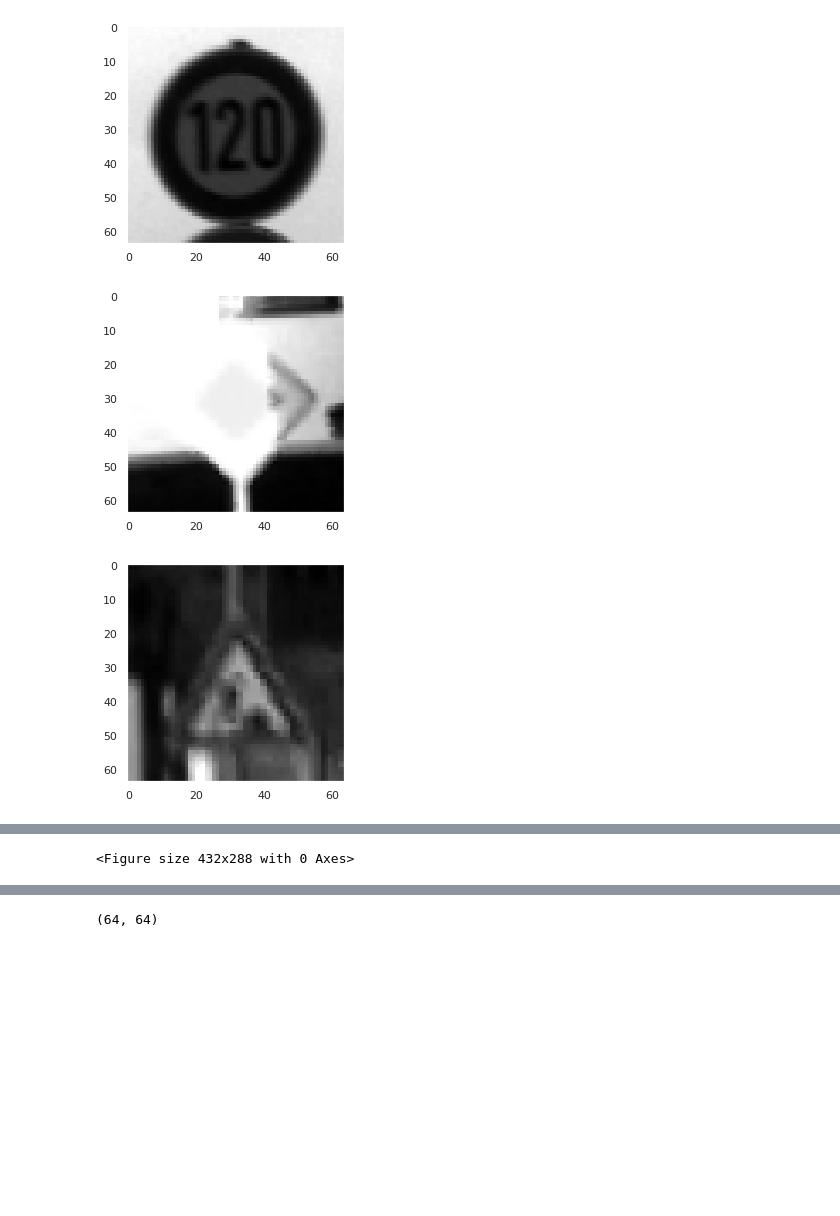
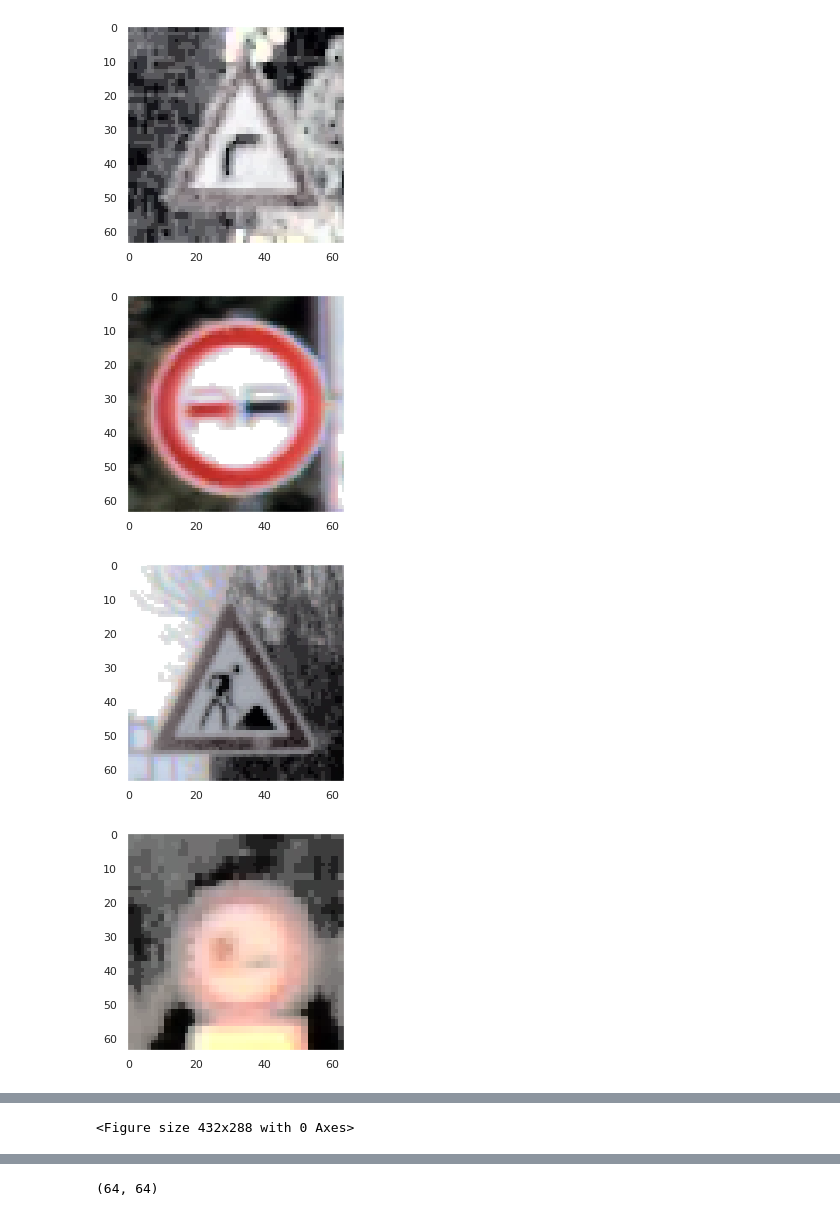
Before and after one commit to tupoylogin/Computer-Vision-2, a Jupyter notebook: Descriptors+CNN.ipynb, the cells around one changed output, grey strips where cells are left out. Saved outputs shown, nothing was run; the diff lists cells and outputs as text; code cells hidden in the pictures; blank space fills up the shorter version.

```diff
--- a/Descriptors+CNN.ipynb
+++ b/Descriptors+CNN.ipynb
@@ -68,12 +70,17 @@ def load_split(basePath, csvPath):
         # derive the full path to the image file and load it
         imagePath = os.path.sep.join([basePath, imagePath])
         image = cv2.imread(imagePath)
-        image = cv2.cvtColor(image, cv2.COLOR_BGR2GRAY)
+         # resize the image to be 64x64 pixels, ignoring aspect ratio,
+        image = cv2.resize(image, (64, 64), interpolation=cv2.INTER_AREA)
+        #image = cv2.cvtColor(image, cv2.COLOR_BGR2RGB)
+        img_yuv = cv2.cvtColor(image, cv2.COLOR_BGR2YUV)
+        # and then perform Histogram Equalization
+        img_yuv[:,:,0] = cv2.equalizeHist(img_yuv[:,:,0])
+        # convert the YUV image back to RGB format
+        image = cv2.cvtColor(img_yuv, cv2.COLOR_YUV2RGB)
 
-        # resize the image to be 64x64 pixels, ignoring aspect ratio,
-        # and then perform Histogram Equalization
-        image = cv2.resize(image, (64, 64), interpolation=cv2.INTER_AREA)
-        #image = cv2.equalizeHist(image)
+
+
         # update the list of data and labels, respectively
         data.append(image)
         labels.append(int(label))
@@ -110,10 +110,11 @@ import seaborn as sns
 # %%
 sns.set()
 with sns.axes_style({'axes.grid': False}):
-    for idx, image in enumerate(data[:3]):
-        plt.imshow(data[idx],'gray'),plt.show()
+    for idx, image in enumerate(data[500:506]):
+        plt.imshow(data[idx]),plt.show()
         plt.figure(idx+1)
 # %% [output]
-[figure, old version]
+[figure, new version]
-[figure, old version]
+[figure, new version]
-[figure, old version]
+[figure, new version]
+[figure, added]
```
Also changed, not shown: parts of 11 cells of this notebook.
